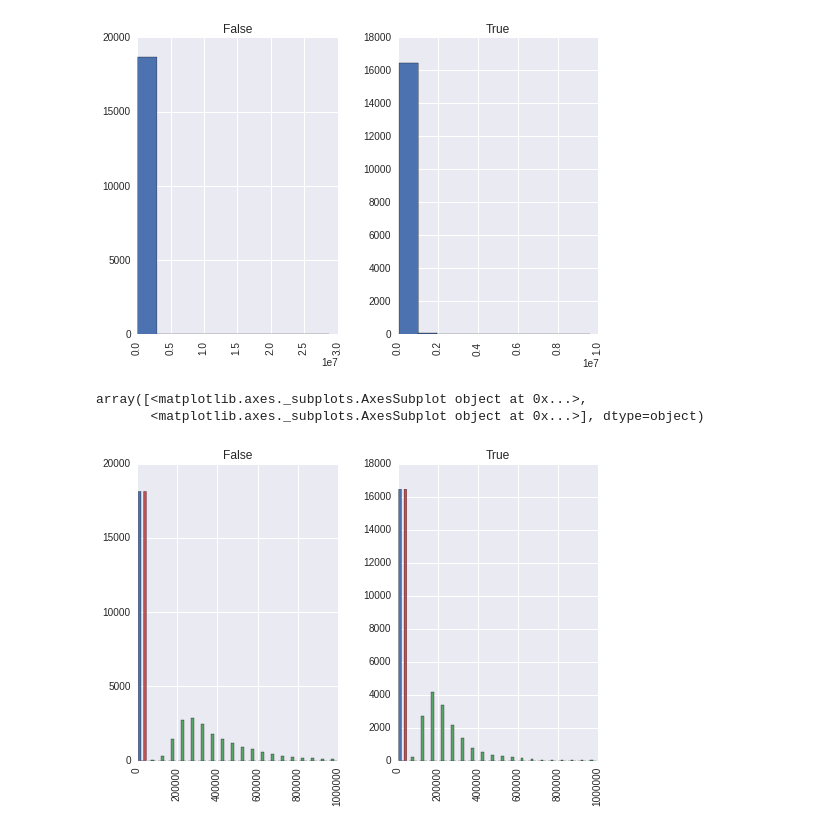
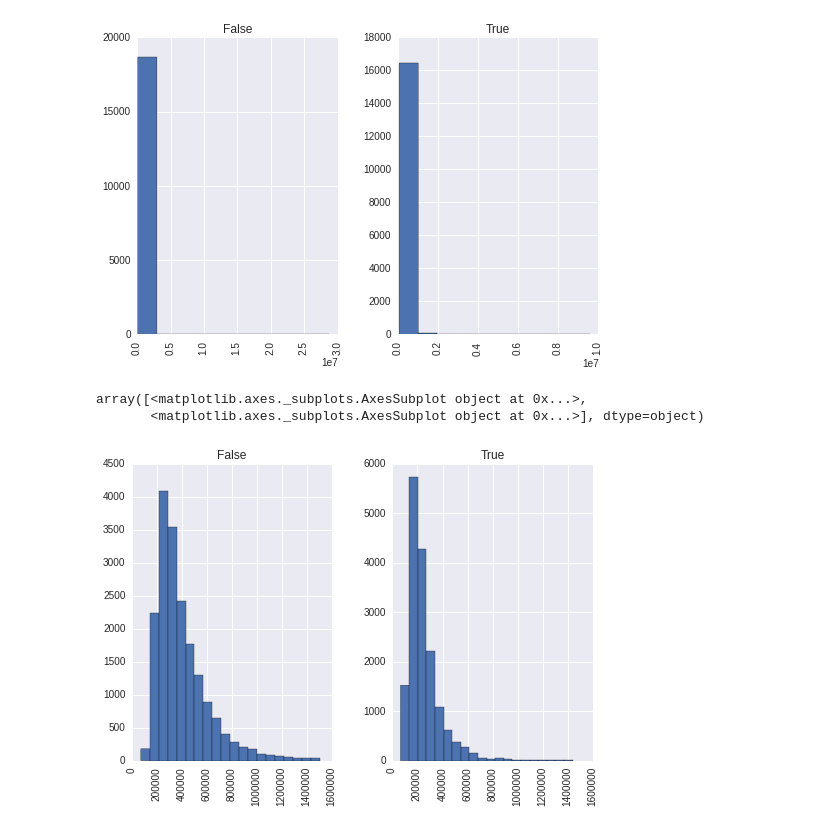
Before and after one commit to Libardo1/set-cards-analysis, a Jupyter notebook: warmup/kostero/times.ipynb, the cells around one changed output. Cells and saved outputs as stored; diff of their text form; code cells hidden in the pictures.

Commit message:
game times and lengths - fix to histogram

```diff
--- a/warmup/kostero/times.ipynb
+++ b/warmup/kostero/times.ipynb
@@ -102,8 +102,8 @@ array([<matplotlib.axes._subplots.AxesSubplot object at 0x...>,
        <matplotlib.axes._subplots.AxesSubplot object at 0x...>], dtype=object)
 [figure]
 # %%
-W[W["gametime"] <= 1*(10**6)].hist(by=W["registered"], bins=20)
+W[W["gametime"] <= 1.5*(10**6)]["gametime"].hist(by=W["registered"], bins=20)
 # %% [output]
 array([<matplotlib.axes._subplots.AxesSubplot object at 0x...>,
        <matplotlib.axes._subplots.AxesSubplot object at 0x...>], dtype=object)
-[figure, old version]
+[figure, new version]
```
